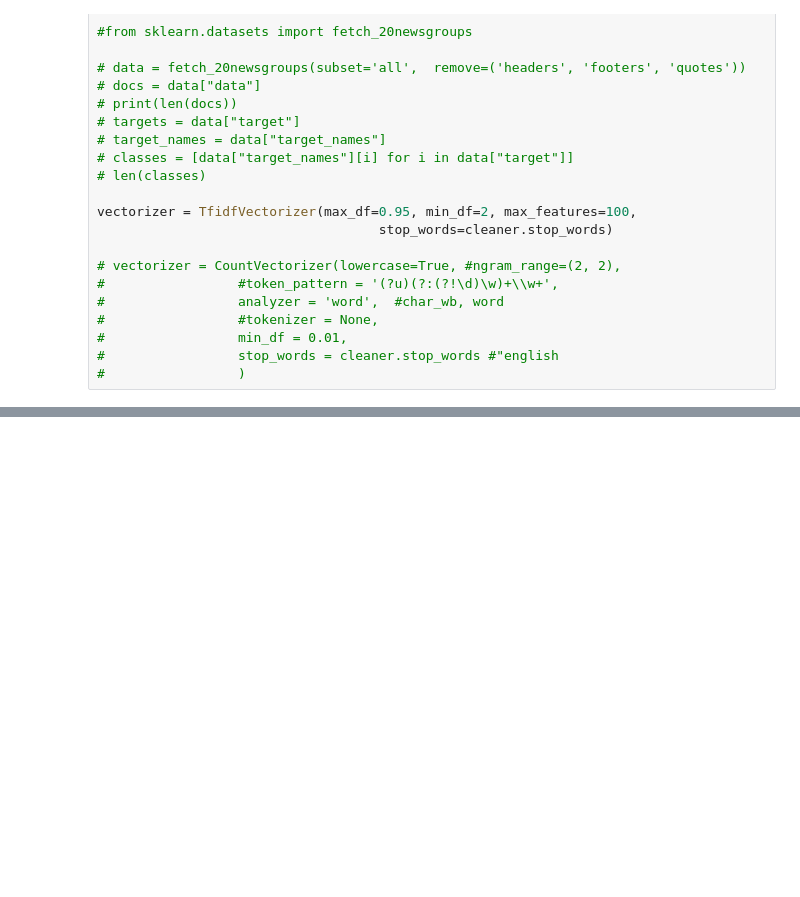
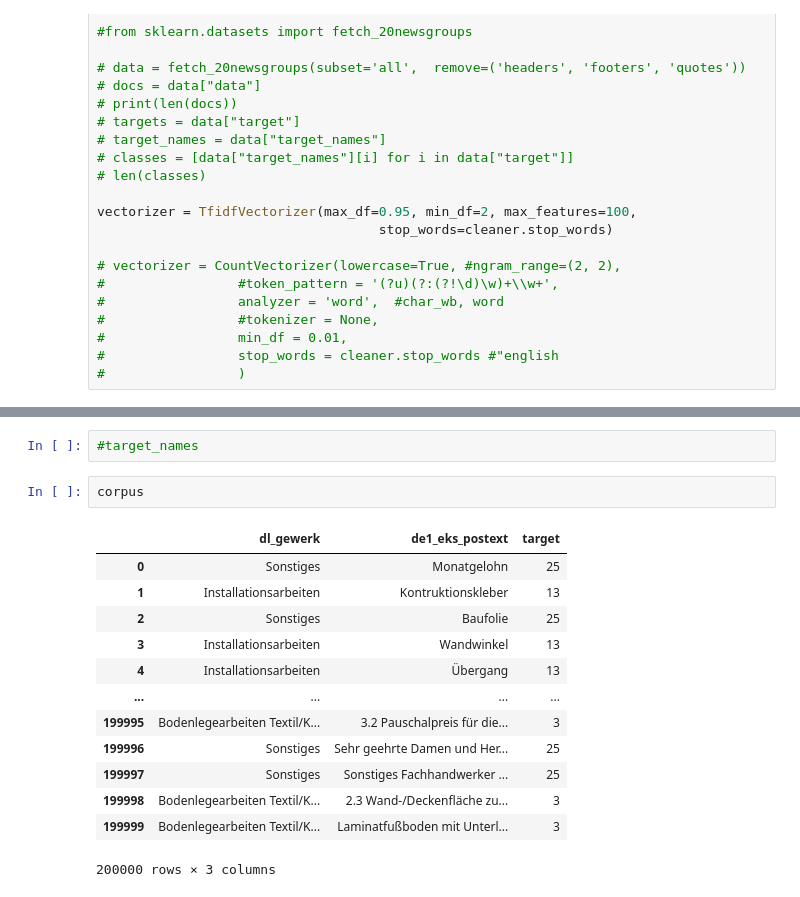
Before and after one commit to AVoss84/streamlit, a Jupyter notebook: notebooks/bert_topic.ipynb, the cells around one changed output, grey strips where cells are left out. Saved outputs shown, nothing was run; the diff lists cells and outputs as text; blank space fills up the shorter version.

```diff
--- a/notebooks/bert_topic.ipynb
+++ b/notebooks/bert_topic.ipynb
@@ -198,0 +243,18 @@ topic_model.get_representative_docs()
+# %%
+#target_names
+# %%
+corpus
+# %% [output]
+|  | dl_gewerk | de1_eks_postext | target |
+| 0 | Sonstiges | Monatgelohn | 25 |
+| 1 | Installationsarbeiten | Kontruktionskleber | 13 |
+| 2 | Sonstiges | Baufolie | 25 |
+| 3 | Installationsarbeiten | Wandwinkel | 13 |
+| 4 | Installationsarbeiten | Übergang | 13 |
+| ... | ... | ... | ... |
+| 199995 | Bodenlegearbeiten Textil/K... | 3.2 Pauschalpreis für die... | 3 |
+| 199996 | Sonstiges | Sehr geehrte Damen und Her... | 25 |
+| 199997 | Sonstiges | Sonstiges Fachhandwerker ... | 25 |
+| 199998 | Bodenlegearbeiten Textil/K... | 2.3 Wand-/Deckenfläche zu... | 3 |
+| 199999 | Bodenlegearbeiten Textil/K... | Laminatfußboden mit Unterl... | 3 |
+200000 rows × 3 columns
```
Also changed, not shown: parts of 19 cells of this notebook.
